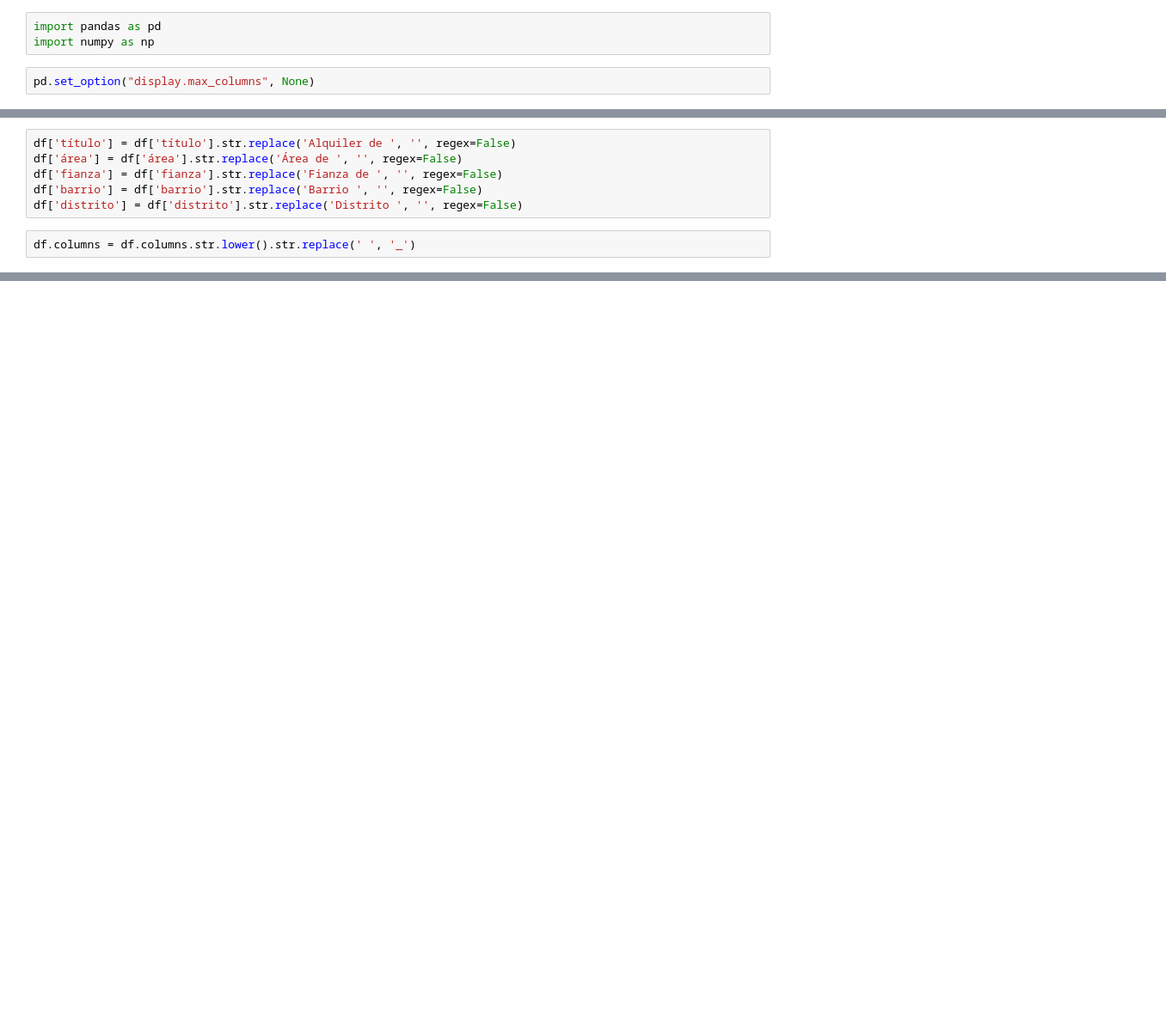
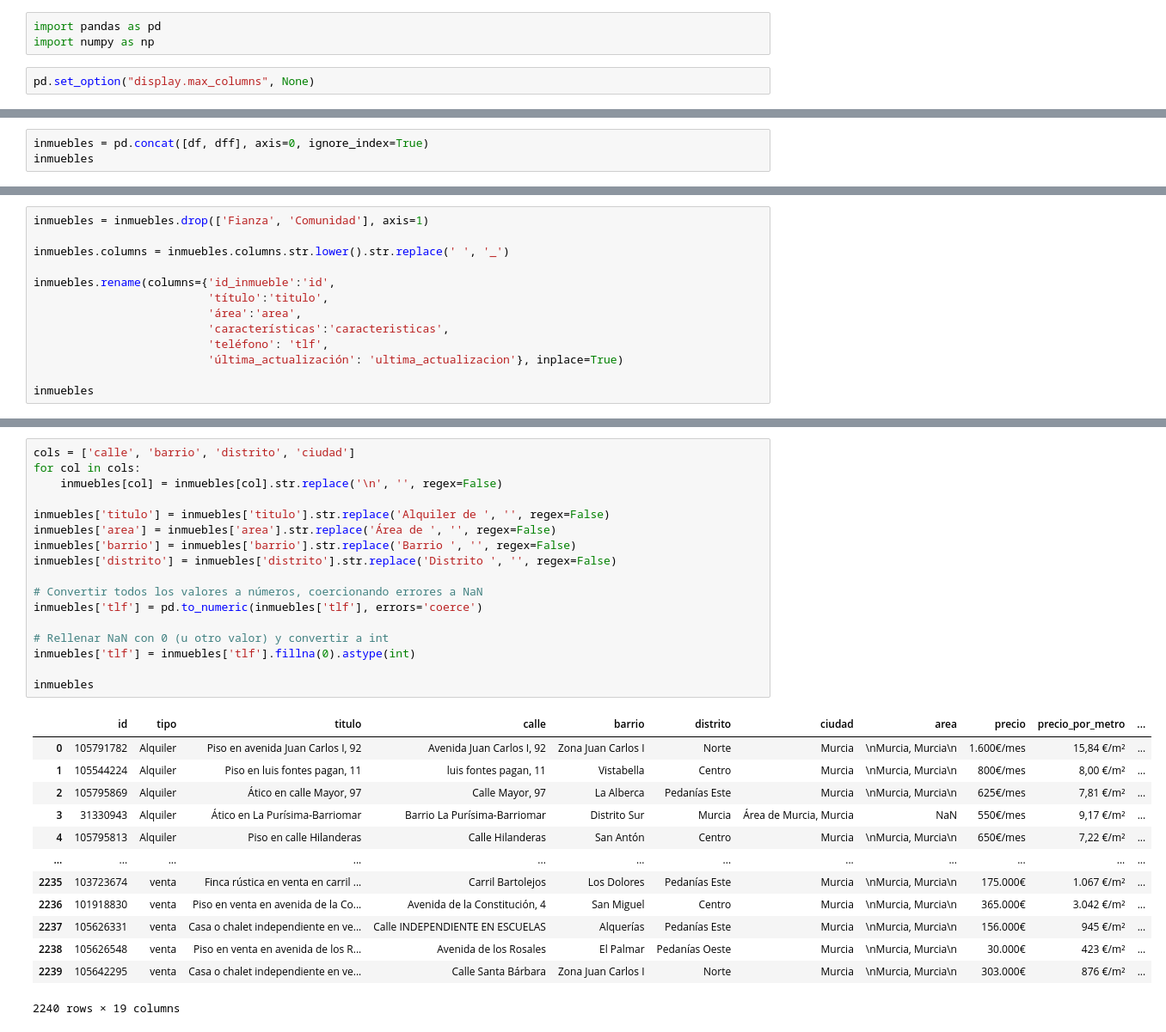
Before and after one commit to Tamgama/scraping, a Jupyter notebook: limpieza.ipynb, the cells around one changed output, grey strips where cells are left out. Shown: that part at 86% size. Saved outputs shown, nothing was run; the diff lists cells and outputs as text; blank space fills up the shorter version.

Commit message:
[UPD] ventas: actualización data 28/08 limpieza.ipynb : limpieza del conjunto total de los datos hasta hoy guardada en data.csv

```diff
--- a/limpieza.ipynb
+++ b/limpieza.ipynb
@@ -74,8 +175,0 @@ for elemto in df[df.loc[df['Precio_por_metro'].astype(str).str.contains('\n')]]:
-# %%
-df['título'] = df['título'].str.replace('Alquiler de ', '', regex=False)
-df['área'] = df['área'].str.replace('Área de ', '', regex=False)
-df['fianza'] = df['fianza'].str.replace('Fianza de ', '', regex=False)
-df['barrio'] = df['barrio'].str.replace('Barrio ', '', regex=False)
-df['distrito'] = df['distrito'].str.replace('Distrito ', '', regex=False)
-# %%
-df.columns = df.columns.str.lower().str.replace(' ', '_')
@@ -98,0 +176,3 @@ df
+# %%
+inmuebles = pd.concat([df, dff], axis=0, ignore_index=True)
+inmuebles
@@ -98,0 +193,13 @@ df
+# %%
+inmuebles = inmuebles.drop(['Fianza', 'Comunidad'], axis=1)
+
+inmuebles.columns = inmuebles.columns.str.lower().str.replace(' ', '_')
+
+inmuebles.rename(columns={'id_inmueble':'id',
+                          'título':'titulo',
+                          'área':'area',
+                          'características':'caracteristicas',
+                          'teléfono': 'tlf',
+                          'última_actualización': 'ultima_actualizacion'}, inplace=True)
+
+inmuebles
@@ -98,0 +220,31 @@ df
+# %%
+cols = ['calle', 'barrio', 'distrito', 'ciudad']
+for col in cols:
+    inmuebles[col] = inmuebles[col].str.replace('\n', '', regex=False)
+
+inmuebles['titulo'] = inmuebles['titulo'].str.replace('Alquiler de ', '', regex=False)
+inmuebles['area'] = inmuebles['area'].str.replace('Área de ', '', regex=False)
+inmuebles['barrio'] = inmuebles['barrio'].str.replace('Barrio ', '', regex=False)
+inmuebles['distrito'] = inmuebles['distrito'].str.replace('Distrito ', '', regex=False)
+
+# Convertir todos los valores a números, coercionando errores a NaN
+inmuebles['tlf'] = pd.to_numeric(inmuebles['tlf'], errors='coerce')
+
+# Rellenar NaN con 0 (u otro valor) y convertir a int
+inmuebles['tlf'] = inmuebles['tlf'].fillna(0).astype(int)
+
+inmuebles
+# %% [output]
+|  | id | tipo | titulo | calle | barrio | distrito | ciudad | area | precio | precio_por_metro | ... |
+| 0 | 105791782 | Alquiler | Piso en avenida Juan Carlos I, 92 | Avenida Juan Carlos I, 92 | Zona Juan Carlos I | Norte | Murcia | \nMurcia, Murcia\n | 1.600€/mes | 15,84 €/m² | ... |
+| 1 | 105544224 | Alquiler | Piso en luis fontes pagan, 11 | luis fontes pagan, 11 | Vistabella | Centro | Murcia | \nMurcia, Murcia\n | 800€/mes | 8,00 €/m² | ... |
+| 2 | 105795869 | Alquiler | Ático en calle Mayor, 97 | Calle Mayor, 97 | La Alberca | Pedanías Este | Murcia | \nMurcia, Murcia\n | 625€/mes | 7,81 €/m² | ... |
+| 3 | 31330943 | Alquiler | Ático en La Purísima-Barriomar | Barrio La Purísima-Barriomar | Distrito Sur | Murcia | Área de Murcia, Murcia | NaN | 550€/mes | 9,17 €/m² | ... |
+| 4 | 105795813 | Alquiler | Piso en calle Hilanderas | Calle Hilanderas | San Antón | Centro | Murcia | \nMurcia, Murcia\n | 650€/mes | 7,22 €/m² | ... |
+| ... | ... | ... | ... | ... | ... | ... | ... | ... | ... | ... | ... |
+| 2235 | 103723674 | venta | Finca rústica en venta en carril ... | Carril Bartolejos | Los Dolores | Pedanías Este | Murcia | \nMurcia, Murcia\n | 175.000€ | 1.067 €/m² | ... |
+| 2236 | 101918830 | venta | Piso en venta en avenida de la Co... | Avenida de la Constitución, 4 | San Miguel | Centro | Murcia | \nMurcia, Murcia\n | 365.000€ | 3.042 €/m² | ... |
+| 2237 | 105626331 | venta | Casa o chalet independiente en ve... | Calle INDEPENDIENTE EN ESCUELAS | Alquerías | Pedanías Este | Murcia | \nMurcia, Murcia\n | 156.000€ | 945 €/m² | ... |
+| 2238 | 105626548 | venta | Piso en venta en avenida de los R... | Avenida de los Rosales | El Palmar | Pedanías Oeste | Murcia | \nMurcia, Murcia\n | 30.000€ | 423 €/m² | ... |
+| 2239 | 105642295 | venta | Casa o chalet independiente en ve... | Calle Santa Bárbara | Zona Juan Carlos I | Norte | Murcia | \nMurcia, Murcia\n | 303.000€ | 876 €/m² | ... |
+2240 rows × 19 columns
```
Also changed, not shown: parts of 16 cells of this notebook, 3 other files.
